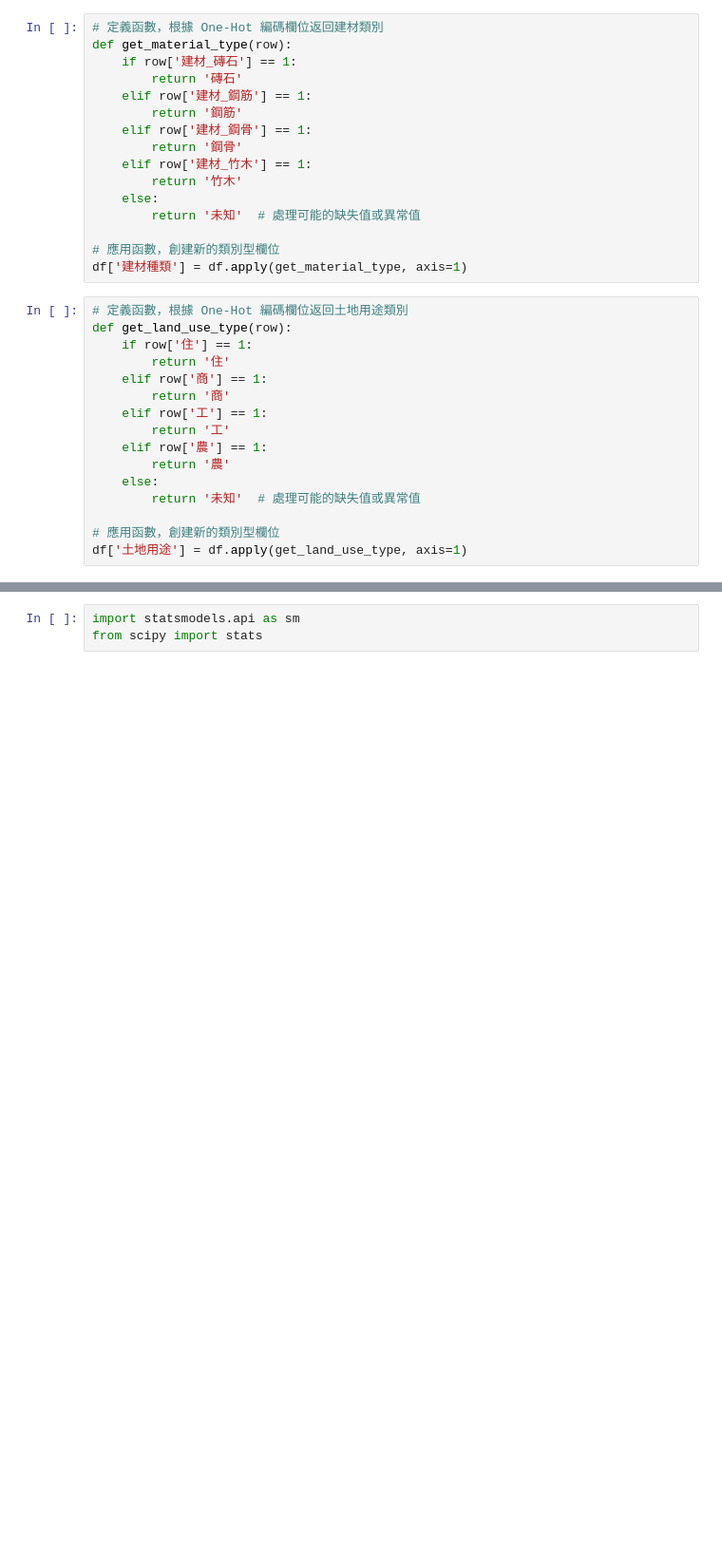
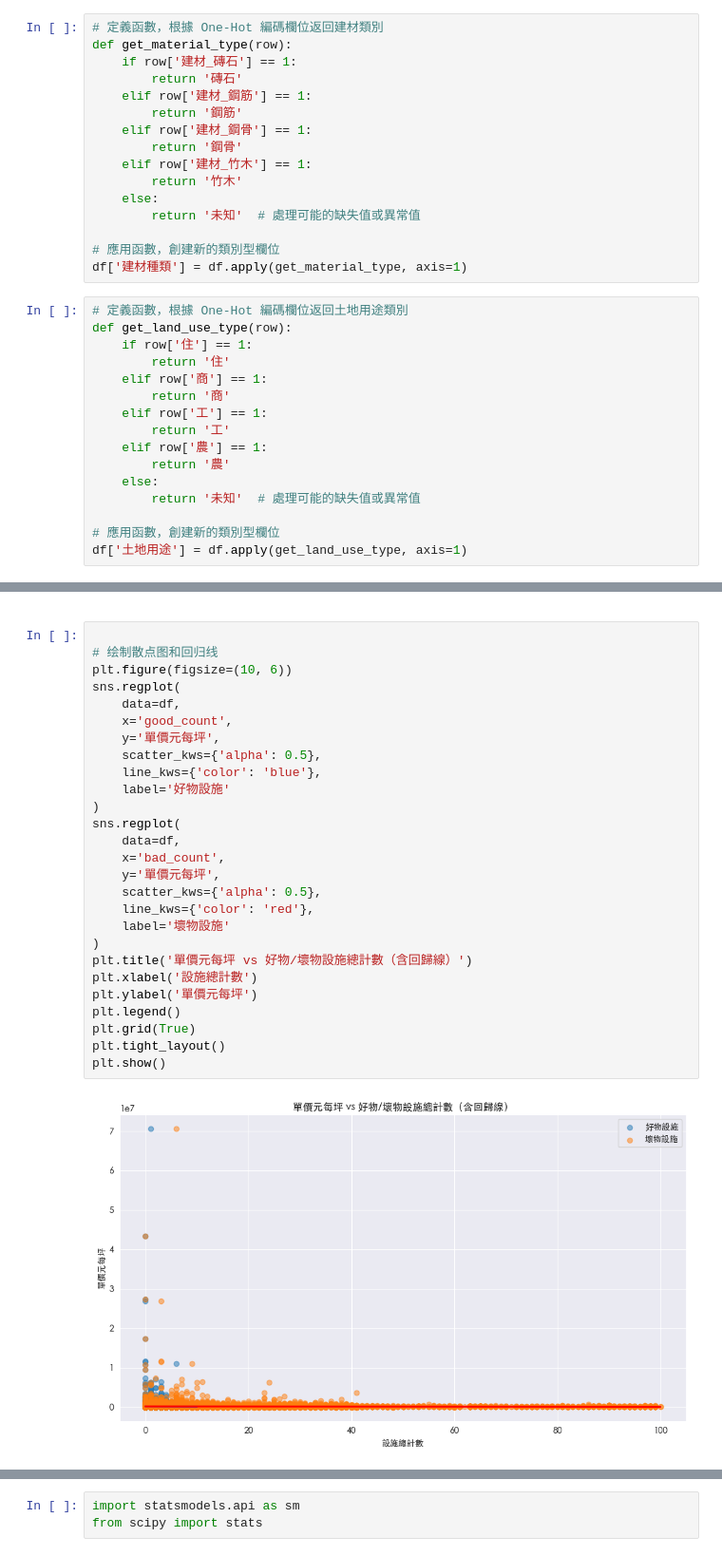
Before and after one commit to BDSE35/house, a Jupyter notebook: preprocessing/rawData_analysis.ipynb, the cells around one changed output, grey strips where cells are left out. Shown at 95% size. Drawn from its saved outputs; the diff is of its cells as text; blank space fills up the shorter version.

```diff
--- a/preprocessing/rawData_analysis.ipynb
+++ b/preprocessing/rawData_analysis.ipynb
@@ -241,0 +388,51 @@ ax = sns.lmplot(x = '交易年份', y = '單價元每坪', data=df, hue='建築
+# %% [markdown]
+<!-- # count_vars = [
+#     'good_count_0_500', 'good_count_500_1000', 'good_count_1000_1500',
+#     'bad_count_0_500', 'bad_count_500_1000', 'bad_count_1000_1500'
+# ]
+
+
+# for var in count_vars:
+#     plt.figure(figsize=(10, 6))
+#     sns.kdeplot(
+#         data=df,
+#         x=var,
+#         y='單價元每坪',
+#         cmap="Blues",
+#         shade=True,
+#         thresh=0.05
+#     )
+#     plt.title(f'單價元每坪 vs {var}（核密度图）')
+#     plt.xlabel(var)
+#     plt.ylabel('單價元每坪')
+#     plt.tight_layout()
+#     plt.show() -->
+# %%
+
+# 绘制散点图和回归线
+plt.figure(figsize=(10, 6))
+sns.regplot(
+    data=df,
+    x='good_count',
+    y='單價元每坪',
+    scatter_kws={'alpha': 0.5},
+    line_kws={'color': 'blue'},
+    label='好物設施'
+)
+sns.regplot(
+    data=df,
+    x='bad_count',
+    y='單價元每坪',
+    scatter_kws={'alpha': 0.5},
+    line_kws={'color': 'red'},
+    label='壞物設施'
+)
+plt.title('單價元每坪 vs 好物/壞物設施總計數（含回歸線）')
+plt.xlabel('設施總計數')
+plt.ylabel('單價元每坪')
+plt.legend()
+plt.grid(True)
+plt.tight_layout()
+plt.show()
+# %% [output]
+[figure, added]
```
Also changed, not shown: parts of 100 cells of this notebook, 1 other file.
